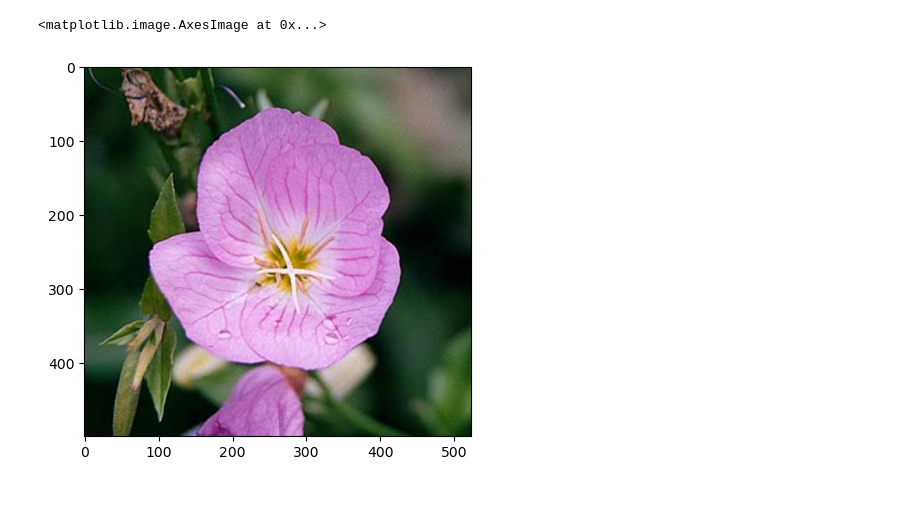
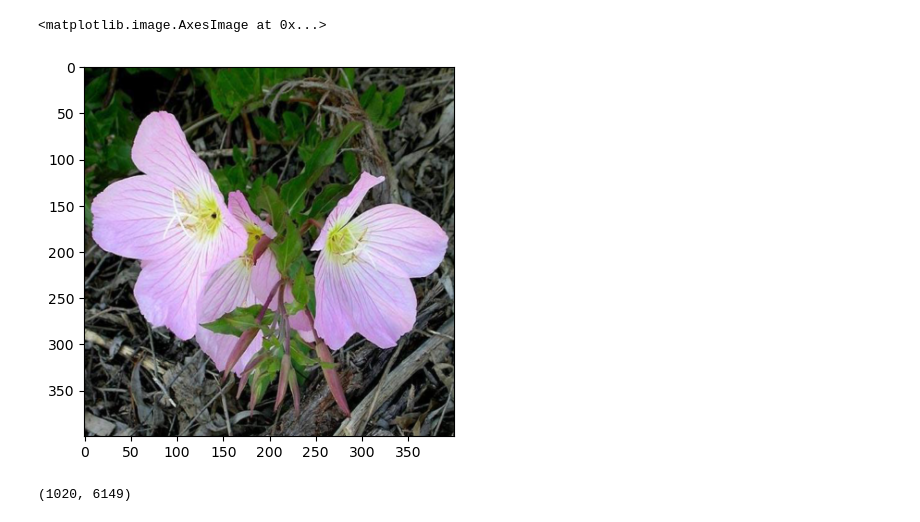
Before and after one commit to JMM889901/int2, a Jupyter notebook: flowers_model.ipynb, the cells around one changed output. Cells and saved outputs as stored; diff of their text form; code cells hidden in the pictures.

```diff
--- a/flowers_model.ipynb
+++ b/flowers_model.ipynb
@@ -5,11 +7,19 @@ from torchvision.transforms import ToTensor
 import matplotlib.pyplot as plt
 import scipy
 # %%
-training_data = datasets.Flowers102(root="data", split="train", download=True, transform=ToTensor())
-test_data = datasets.Flowers102(root="data", split="test", download=True, transform=ToTensor())
+img_transform = transforms.Compose([
+    transforms.Resize((400, 400)),
+    transforms.ToTensor()
+])
+training_data = datasets.Flowers102(root="data", split="train", download=True, transform=img_transform)
+test_data = datasets.Flowers102(root="data", split="test", download=True, transform=img_transform)
 # %%
-image = test_data[0][0]
+image = test_data[2][0]
 plt.imshow(image.permute(1, 2, 0))
 # %% [output]
 <matplotlib.image.AxesImage at 0x...>
-[figure, old version]
+[figure, new version]
+# %%
+len(training_data), len(test_data)
+# %% [output]
+(1020, 6149)
```
Also changed, not shown: parts of 6 cells of this notebook.
